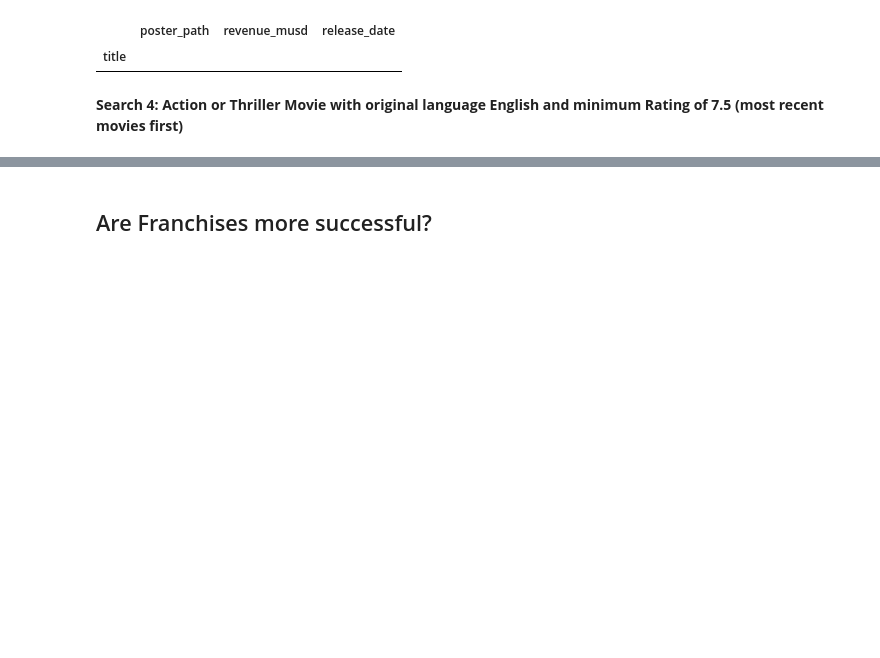
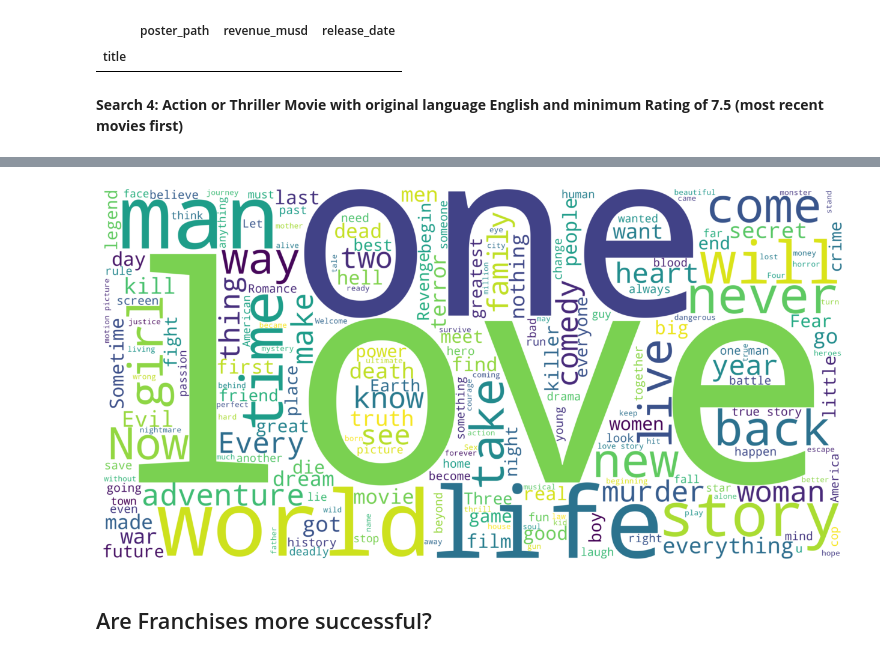
Before and after one commit to Jamal811/Data-Science, a Jupyter notebook: Data-Scince-Projectbase/1-Project 1 Explanatory Data Analysis & Data Presentation Movies Dataset/Project_01_Materials/Project_01_ProjectBrief_blank.ipynb, the cells around one changed output, grey strips where cells are left out. Cells and saved outputs as stored; diff of their text form; code cells hidden in the pictures; blank space fills up the shorter version.

```diff
--- a/Data-Scince-Projectbase/1-Project 1 Explanatory Data Analysis & Data Presentation Movies Dataset/Project_01_Materials/Project_01_ProjectBrief_blank.ipynb
+++ b/Data-Scince-Projectbase/1-Project 1 Explanatory Data Analysis & Data Presentation Movies Dataset/Project_01_Materials/Project_01_ProjectBrief_blank.ipynb
@@ -588,0 +677,8 @@ HTML(next_mov.to_html(escape = False))
+# %%
+tagline_wordcloud = WordCloud(background_color = "white", height = 2000, width = 4000, max_words = 200 ).generate(tagline_corpus)
+plt.figure(figsize = (16, 8))
+plt.imshow(tagline_wordcloud, interpolation = 'bilinear')
+plt.axis('off')
+plt.show()
+# %% [output]
+[figure, added]
```
Also changed, not shown: parts of 14 cells of this notebook.
